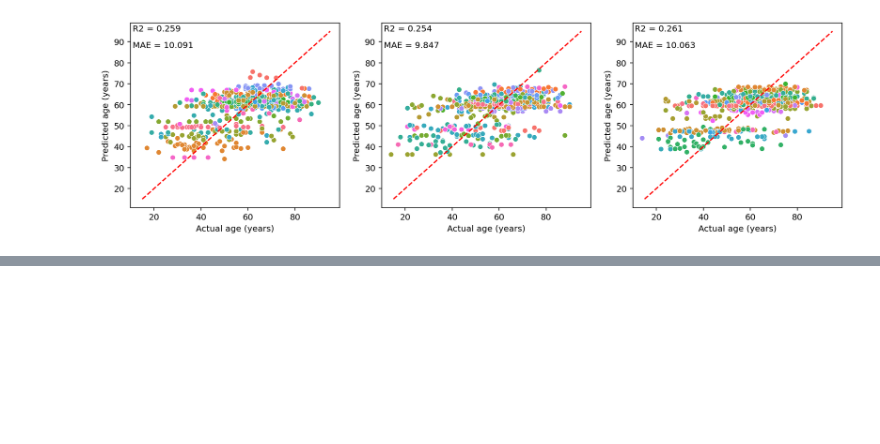
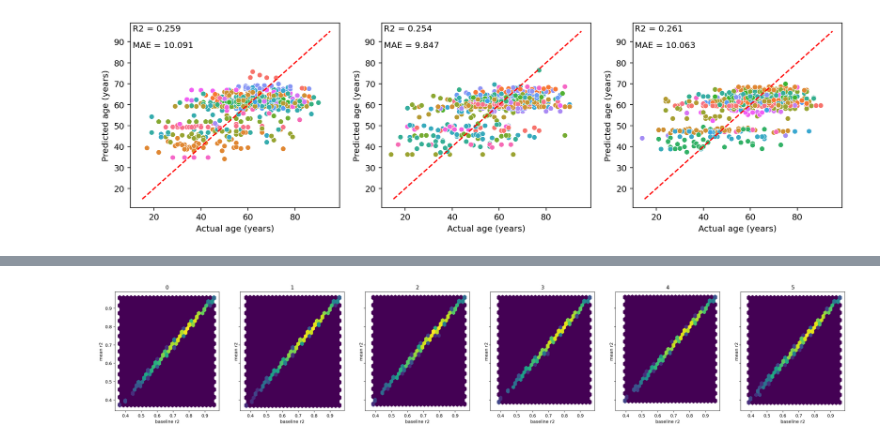
Before and after one commit to zanekoch/methylation_and_mutation, a Jupyter notebook: mut_clock_dev.ipynb, the cells around one changed output, grey strips where cells are left out. Cells and saved outputs as stored; diff of their text form; code cells hidden in the pictures; blank space fills up the shorter version.

```diff
--- a/mut_clock_dev.ipynb
+++ b/mut_clock_dev.ipynb
@@ -439,0 +684,10 @@ for i in range(3):
+# %%
+fig, axes = plt.subplots(1, 6, figsize=(30, 5), sharex = True, sharey = True)
+# for each result df, plot the diff_r2 vs diff_mae as a scatter plot
+for i, result_df in enumerate([result1, result2, result3, result4, result5, result6]):
+    axes[i].hexbin(result_df['base_mean_r2'], result_df['mean_r2'], gridsize=25, bins='log')
+    axes[i].set_title(f"{i}")
+    axes[i].set_ylabel('mean r2')
+    axes[i].set_xlabel('baseline r2')
+# %% [output]
+[figure, added]
```
Also changed, not shown: parts of 58 cells of this notebook, 6 other files.
